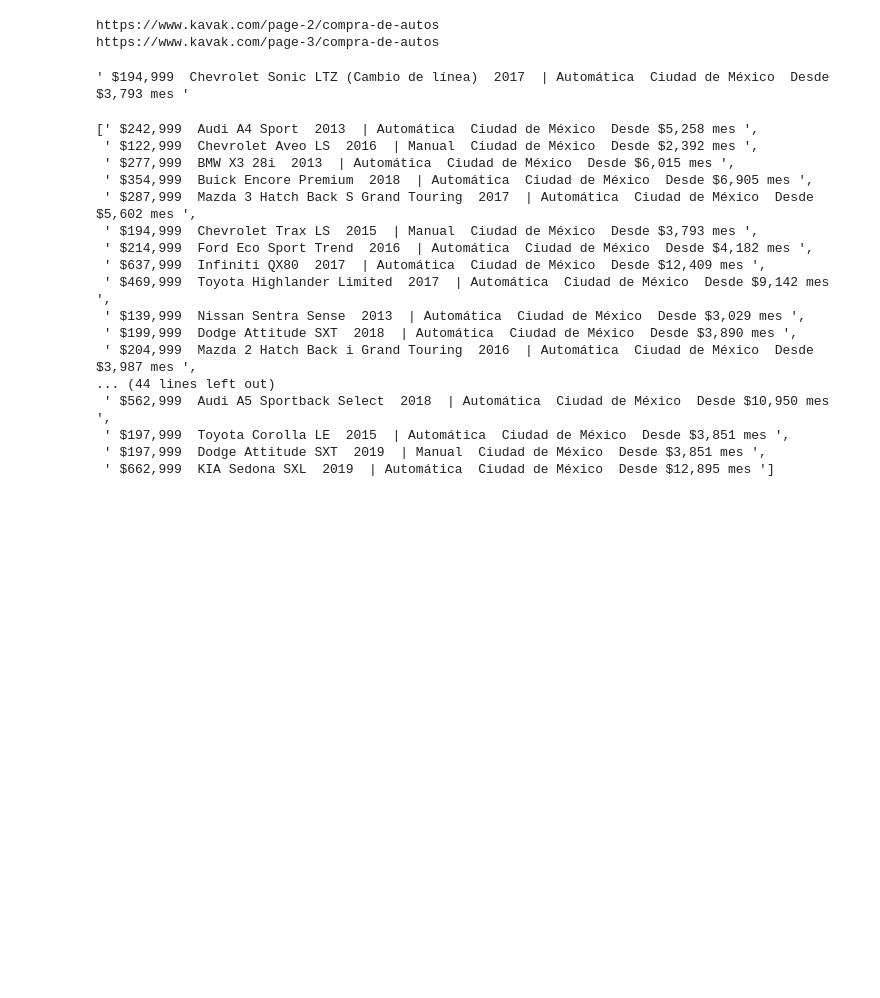
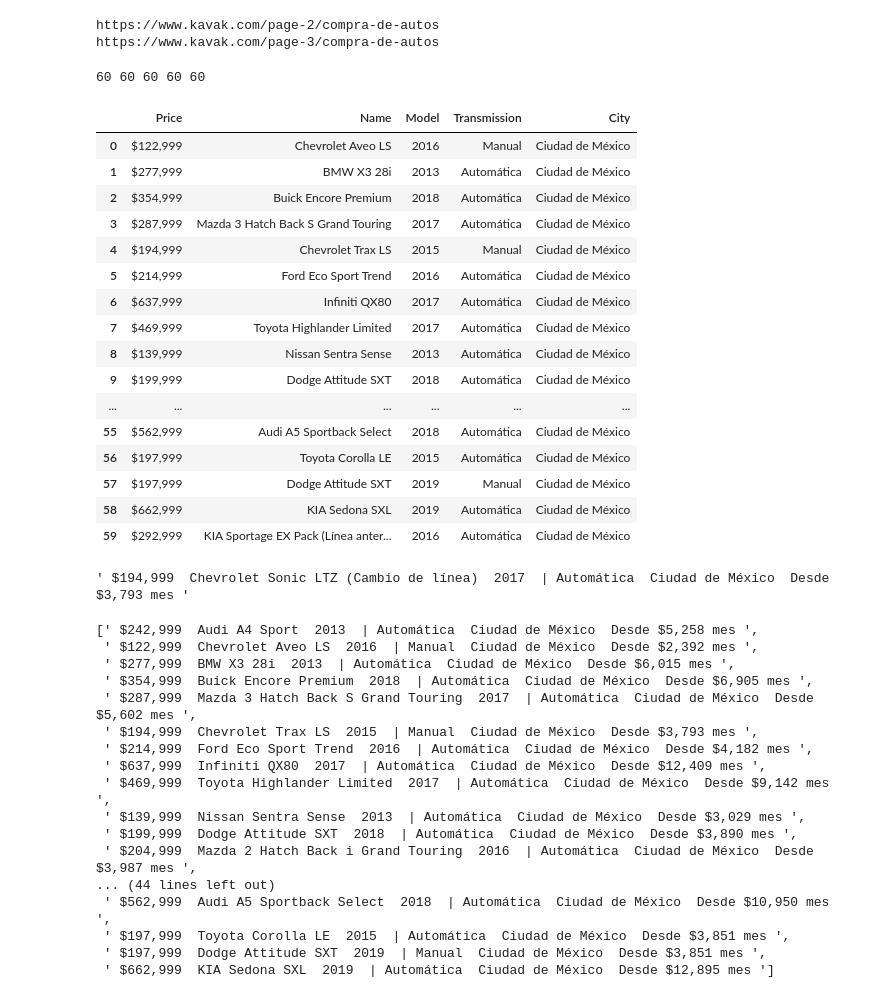
Before and after one commit to LayzonB/car_scrapping, a Jupyter notebook: kavak.ipynb, the cells around one changed output. Saved outputs shown, nothing was run; the diff lists cells and outputs as text; code cells hidden in the pictures; blank space fills up the shorter version.

Commit message:
Modified class to parse car data with Selenium.

```diff
--- a/kavak.ipynb
+++ b/kavak.ipynb
@@ -60,3 +97,27 @@ for page in pages:
+# %%
+print(len(carprice), len(carname), len(caryear), len(cartransm), len(carcity))
+# %% [output]
+60 60 60 60 60
+# %%
+pd.DataFrame({'Price': carprice, 'Name': carname, 'Model': caryear, 'Transmission': cartransm, 'City': carcity})
+# %% [output]
+|  | Price | Name | Model | Transmission | City |
+| 0 | $122,999 | Chevrolet Aveo LS | 2016 | Manual | Ciudad de México |
+| 1 | $277,999 | BMW X3 28i | 2013 | Automática | Ciudad de México |
+| 2 | $354,999 | Buick Encore Premium | 2018 | Automática | Ciudad de México |
+| 3 | $287,999 | Mazda 3 Hatch Back S Grand Touring | 2017 | Automática | Ciudad de México |
+| 4 | $194,999 | Chevrolet Trax LS | 2015 | Manual | Ciudad de México |
+| 5 | $214,999 | Ford Eco Sport Trend | 2016 | Automática | Ciudad de México |
+| 6 | $637,999 | Infiniti QX80 | 2017 | Automática | Ciudad de México |
+| 7 | $469,999 | Toyota Highlander Limited | 2017 | Automática | Ciudad de México |
+| 8 | $139,999 | Nissan Sentra Sense | 2013 | Automática | Ciudad de México |
+| 9 | $199,999 | Dodge Attitude SXT | 2018 | Automática | Ciudad de México |
+| ... | ... | ... | ... | ... | ... |
+| 55 | $562,999 | Audi A5 Sportback Select | 2018 | Automática | Ciudad de México |
+| 56 | $197,999 | Toyota Corolla LE | 2015 | Automática | Ciudad de México |
+| 57 | $197,999 | Dodge Attitude SXT | 2019 | Manual | Ciudad de México |
+| 58 | $662,999 | KIA Sedona SXL | 2019 | Automática | Ciudad de México |
+| 59 | $292,999 | KIA Sportage EX Pack (Línea anter... | 2016 | Automática | Ciudad de México |
 # %%
 mydia = soup.find_all("div", {"class": "photos-car-info p-1"})
 mydia[0].text
```
Also changed, not shown: parts of 3 cells of this notebook.
